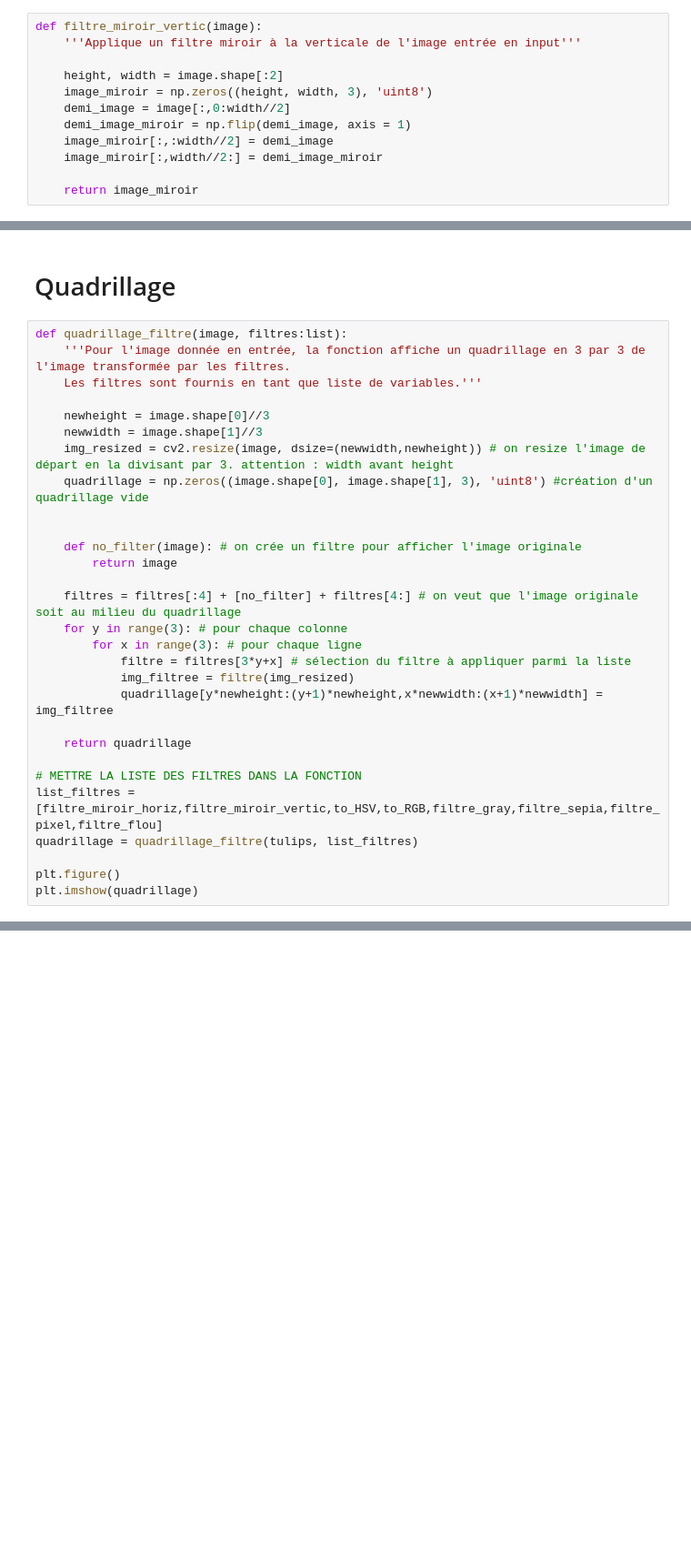
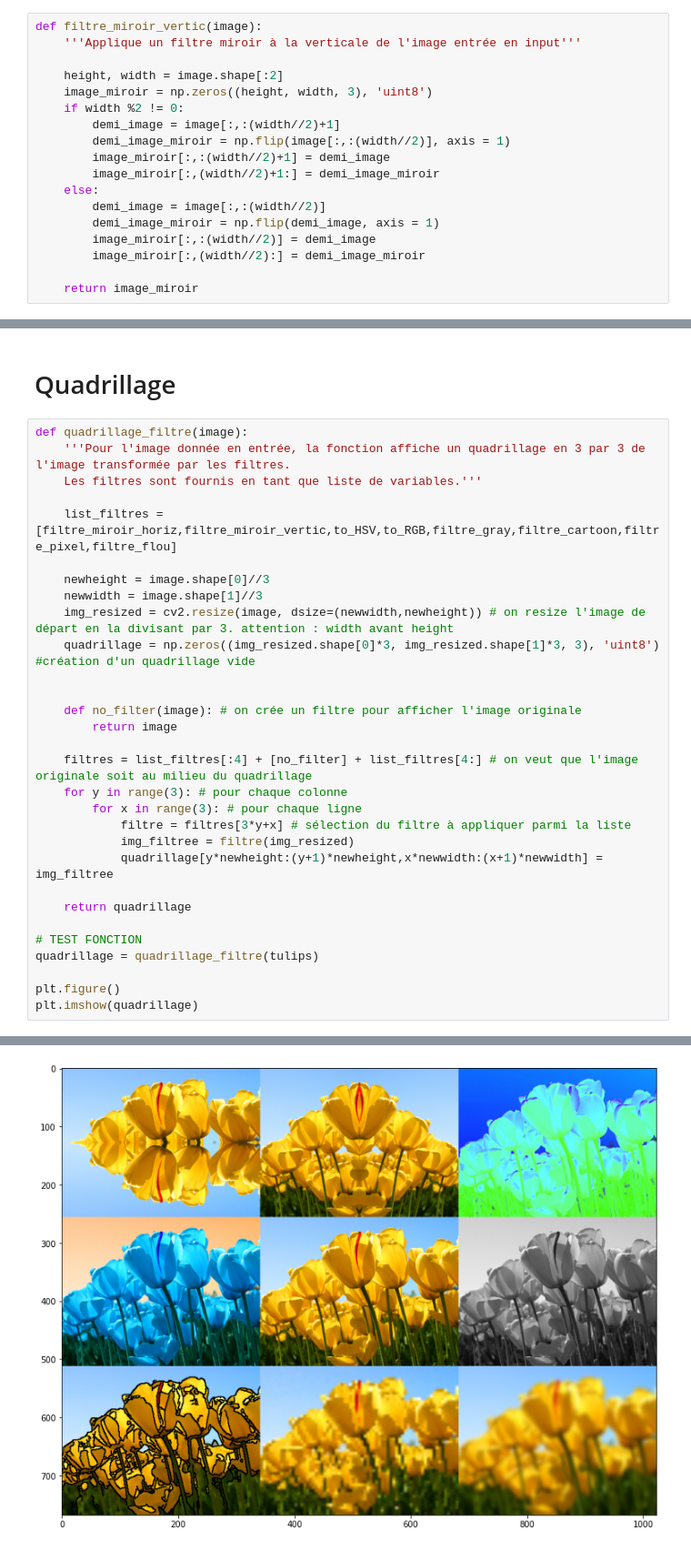
Before and after one commit to rubalravinder/projet_acv, a Jupyter notebook: notebooks/nb_rub.ipynb, the cells around one changed output, grey strips where cells are left out. Shown at 91% size. Drawn from its saved outputs; the diff is of its cells as text; blank space fills up the shorter version.

Commit message:
Quadrillage photo et camera

```diff
--- a/notebooks/nb_rub.ipynb
+++ b/notebooks/nb_rub.ipynb
@@ -30,10 +30,16 @@ def filtre_miroir_vertic(image):
 
     height, width = image.shape[:2]
     image_miroir = np.zeros((height, width, 3), 'uint8')
-    demi_image = image[:,0:width//2]
-    demi_image_miroir = np.flip(demi_image, axis = 1)
-    image_miroir[:,:width//2] = demi_image
-    image_miroir[:,width//2:] = demi_image_miroir
+    if width %2 != 0:
+        demi_image = image[:,:(width//2)+1]
+        demi_image_miroir = np.flip(image[:,:(width//2)], axis = 1)
+        image_miroir[:,:(width//2)+1] = demi_image
+        image_miroir[:,(width//2)+1:] = demi_image_miroir
+    else:
+        demi_image = image[:,:(width//2)]
+        demi_image_miroir = np.flip(demi_image, axis = 1)
+        image_miroir[:,:(width//2)] = demi_image
+        image_miroir[:,(width//2):] = demi_image_miroir
 
     return image_miroir
 # %%
@@ -121,20 +151,22 @@ plt.imshow(edge, cmap='gray')
 # %% [markdown]
 # Quadrillage
 # %%
-def quadrillage_filtre(image, filtres:list):
+def quadrillage_filtre(image):
     '''Pour l'image donnée en entrée, la fonction affiche un quadrillage en 3 par 3 de l'image transformée par les filtres.
     Les filtres sont fournis en tant que liste de variables.'''
+
+    list_filtres = [filtre_miroir_horiz,filtre_miroir_vertic,to_HSV,to_RGB,filtre_gray,filtre_cartoon,filtre_pixel,filtre_flou]
 
     newheight = image.shape[0]//3
     newwidth = image.shape[1]//3
     img_resized = cv2.resize(image, dsize=(newwidth,newheight)) # on resize l'image de départ en la divisant par 3. attention : width avant height
-    quadrillage = np.zeros((image.shape[0], image.shape[1], 3), 'uint8') #création d'un quadrillage vide
+    quadrillage = np.zeros((img_resized.shape[0]*3, img_resized.shape[1]*3, 3), 'uint8') #création d'un quadrillage vide
 
 
     def no_filter(image): # on crée un filtre pour afficher l'image originale
         return image
 
-    filtres = filtres[:4] + [no_filter] + filtres[4:] # on veut que l'image originale soit au milieu du quadrillage
+    filtres = list_filtres[:4] + [no_filter] + list_filtres[4:] # on veut que l'image originale soit au milieu du quadrillage
     for y in range(3): # pour chaque colonne
         for x in range(3): # pour chaque ligne
             filtre = filtres[3*y+x] # sélection du filtre à appliquer parmi la liste
@@ -143,9 +175,9 @@ def quadrillage_filtre(image, filtres:list):
 
     return quadrillage
 
-# METTRE LA LISTE DES FILTRES DANS LA FONCTION
-list_filtres = [filtre_miroir_horiz,filtre_miroir_vertic,to_HSV,to_RGB,filtre_gray,filtre_sepia,filtre_pixel,filtre_flou]
-quadrillage = quadrillage_filtre(tulips, list_filtres)
+# TEST FONCTION
+quadrillage = quadrillage_filtre(tulips)
 
 plt.figure()
 plt.imshow(quadrillage)
+# %% [output]
@@ -151,0 +185 @@ plt.imshow(quadrillage)
+[figure, added]
```
Also changed, not shown: parts of 16 cells of this notebook.
